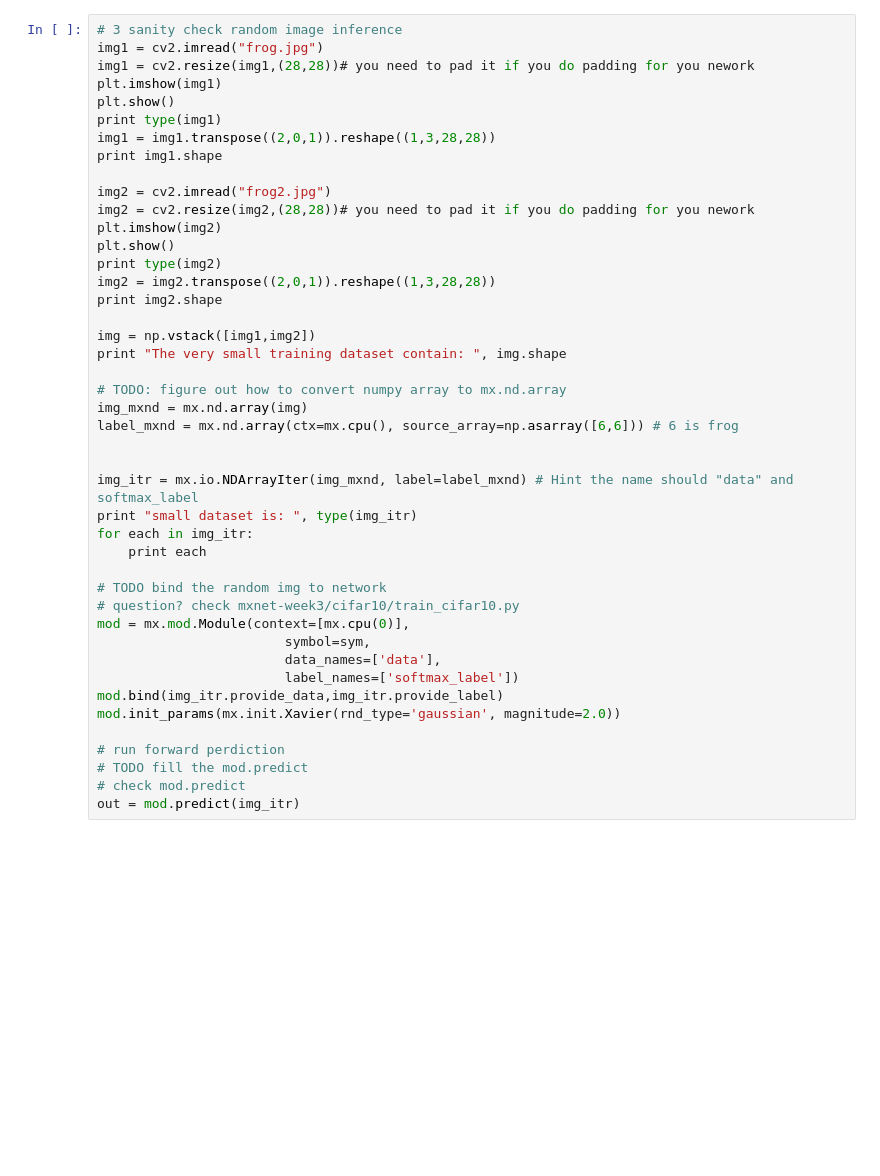
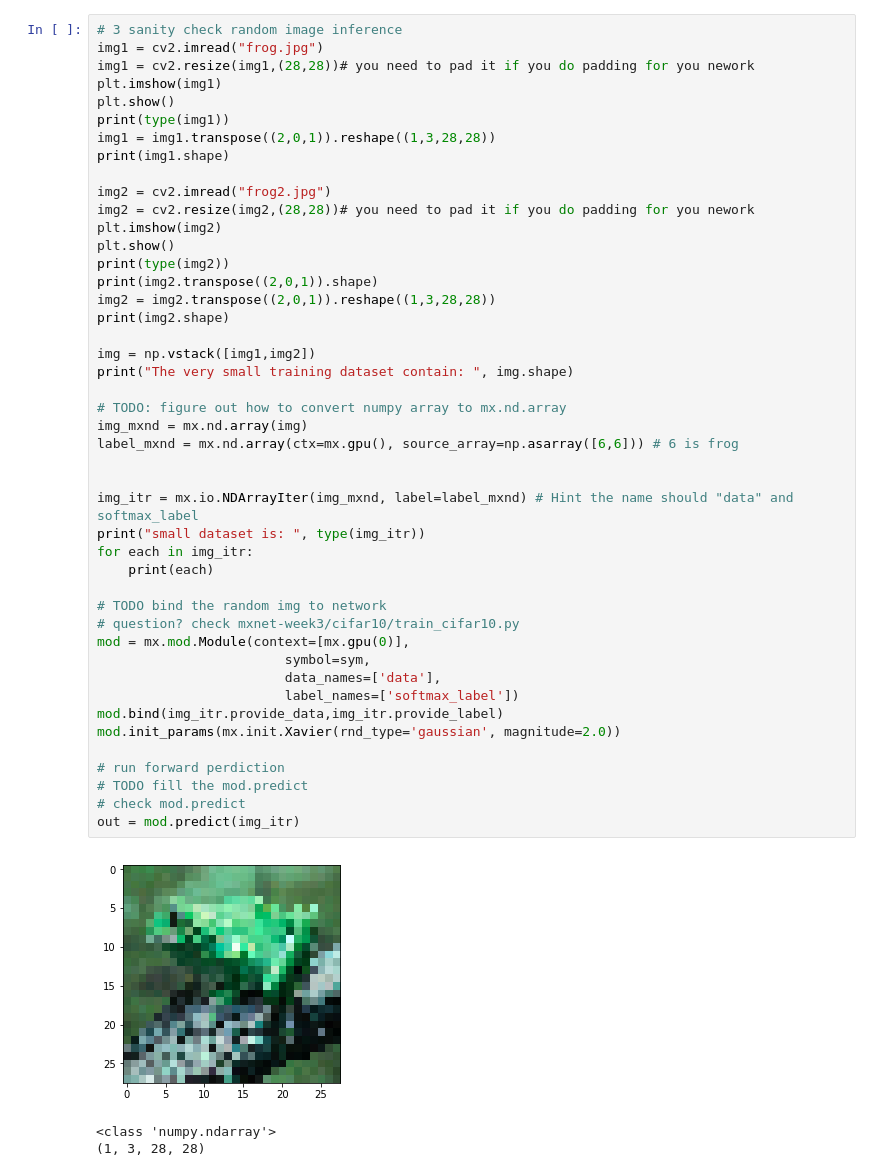
Before and after one commit to herohunfer/homework, a Jupyter notebook: mxnet-week3-Chuck/HW3/Homework3.ipynb, the cells around one changed output. Saved outputs shown, nothing was run; the diff lists cells and outputs as text; blank space fills up the shorter version.

```diff
--- a/mxnet-week3-Chuck/HW3/Homework3.ipynb
+++ b/mxnet-week3-Chuck/HW3/Homework3.ipynb
@@ -133,41 +134,46 @@ img1 = cv2.imread("frog.jpg")
 img1 = cv2.resize(img1,(28,28))# you need to pad it if you do padding for you nework
 plt.imshow(img1)
 plt.show()
-print type(img1)
+print(type(img1))
 img1 = img1.transpose((2,0,1)).reshape((1,3,28,28))
-print img1.shape
+print(img1.shape)
 
 img2 = cv2.imread("frog2.jpg")
 img2 = cv2.resize(img2,(28,28))# you need to pad it if you do padding for you nework
 plt.imshow(img2)
 plt.show()
-print type(img2)
+print(type(img2))
+print(img2.transpose((2,0,1)).shape)
 img2 = img2.transpose((2,0,1)).reshape((1,3,28,28))
-print img2.shape
+print(img2.shape)
 
 img = np.vstack([img1,img2])
-print "The very small training dataset contain: ", img.shape
+print("The very small training dataset contain: ", img.shape)
 
 # TODO: figure out how to convert numpy array to mx.nd.array
 img_mxnd = mx.nd.array(img)
-label_mxnd = mx.nd.array(ctx=mx.cpu(), source_array=np.asarray([6,6])) # 6 is frog
+label_mxnd = mx.nd.array(ctx=mx.gpu(), source_array=np.asarray([6,6])) # 6 is frog
 
 
 img_itr = mx.io.NDArrayIter(img_mxnd, label=label_mxnd) # Hint the name should "data" and softmax_label
-print "small dataset is: ", type(img_itr)
+print("small dataset is: ", type(img_itr))
 for each in img_itr:
-    print each
+    print(each)
 
 # TODO bind the random img to network
 # question? check mxnet-week3/cifar10/train_cifar10.py
-mod = mx.mod.Module(context=[mx.cpu(0)],
+mod = mx.mod.Module(context=[mx.gpu(0)],
                         symbol=sym,
                         data_names=['data'],
                         label_names=['softmax_label'])
 mod.bind(img_itr.provide_data,img_itr.provide_label)
 mod.init_params(mx.init.Xavier(rnd_type='gaussian', magnitude=2.0))
 
 # run forward perdiction
 # TODO fill the mod.predict
 # check mod.predict
 out = mod.predict(img_itr)
+# %% [output]
+[figure, added]
+<class 'numpy.ndarray'>
+(1, 3, 28, 28)
```
Also changed, not shown: parts of 9 cells of this notebook, 12 other files.
